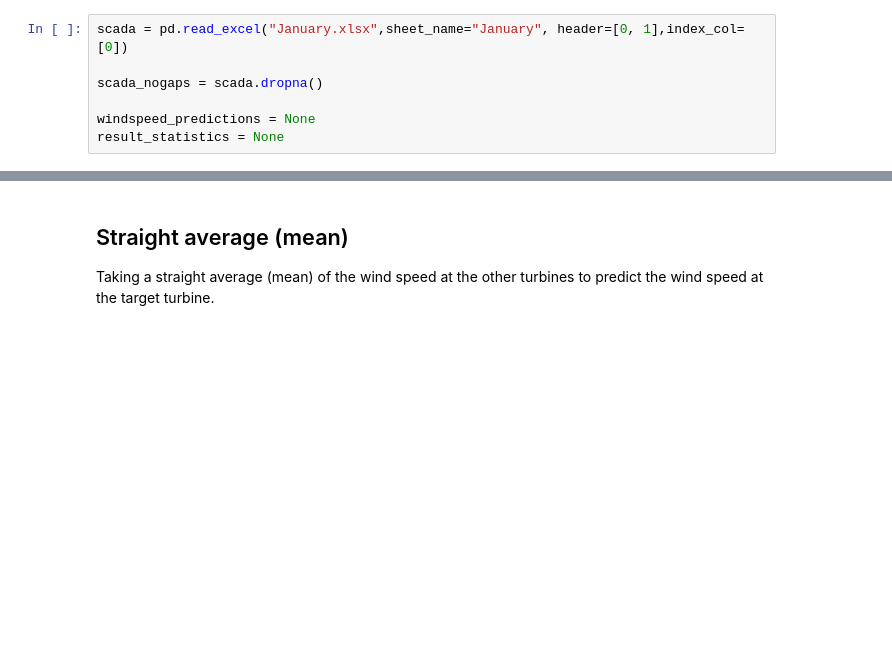
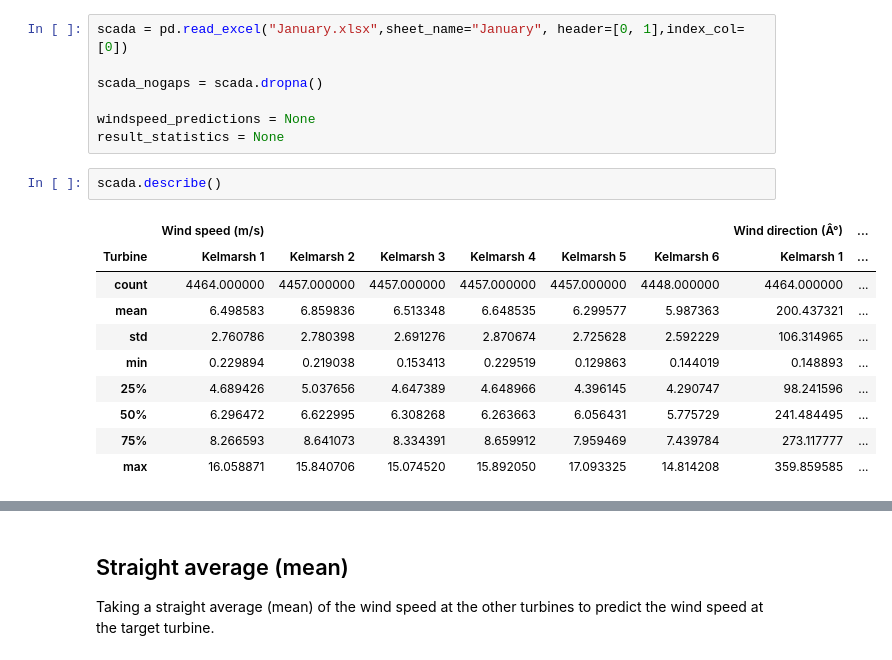
Before and after one commit to charlie9578/ode-windspeed, a Jupyter notebook: ode-windspeed.ipynb, the cells around one changed output, grey strips where cells are left out. Cells and saved outputs as stored; diff of their text form; blank space fills up the shorter version.

```diff
--- a/ode-windspeed.ipynb
+++ b/ode-windspeed.ipynb
@@ -20,3 +20,16 @@ scada_nogaps = scada.dropna()
 
 windspeed_predictions = None
 result_statistics = None
+# %%
+scada.describe()
+# %% [output]
+|  | Wind speed (m/s) |  |  |  |  |  | Wind direction (Â°) | ... |
+| Turbine | Kelmarsh 1 | Kelmarsh 2 | Kelmarsh 3 | Kelmarsh 4 | Kelmarsh 5 | Kelmarsh 6 | Kelmarsh 1 | ... |
+| count | 4464.000000 | 4457.000000 | 4457.000000 | 4457.000000 | 4457.000000 | 4448.000000 | 4464.000000 | ... |
+| mean | 6.498583 | 6.859836 | 6.513348 | 6.648535 | 6.299577 | 5.987363 | 200.437321 | ... |
+| std | 2.760786 | 2.780398 | 2.691276 | 2.870674 | 2.725628 | 2.592229 | 106.314965 | ... |
+| min | 0.229894 | 0.219038 | 0.153413 | 0.229519 | 0.129863 | 0.144019 | 0.148893 | ... |
+| 25% | 4.689426 | 5.037656 | 4.647389 | 4.648966 | 4.396145 | 4.290747 | 98.241596 | ... |
+| 50% | 6.296472 | 6.622995 | 6.308268 | 6.263663 | 6.056431 | 5.775729 | 241.484495 | ... |
+| 75% | 8.266593 | 8.641073 | 8.334391 | 8.659912 | 7.959469 | 7.439784 | 273.117777 | ... |
+| max | 16.058871 | 15.840706 | 15.074520 | 15.892050 | 17.093325 | 14.814208 | 359.859585 | ... |
```
Also changed, not shown: parts of 20 cells of this notebook.
